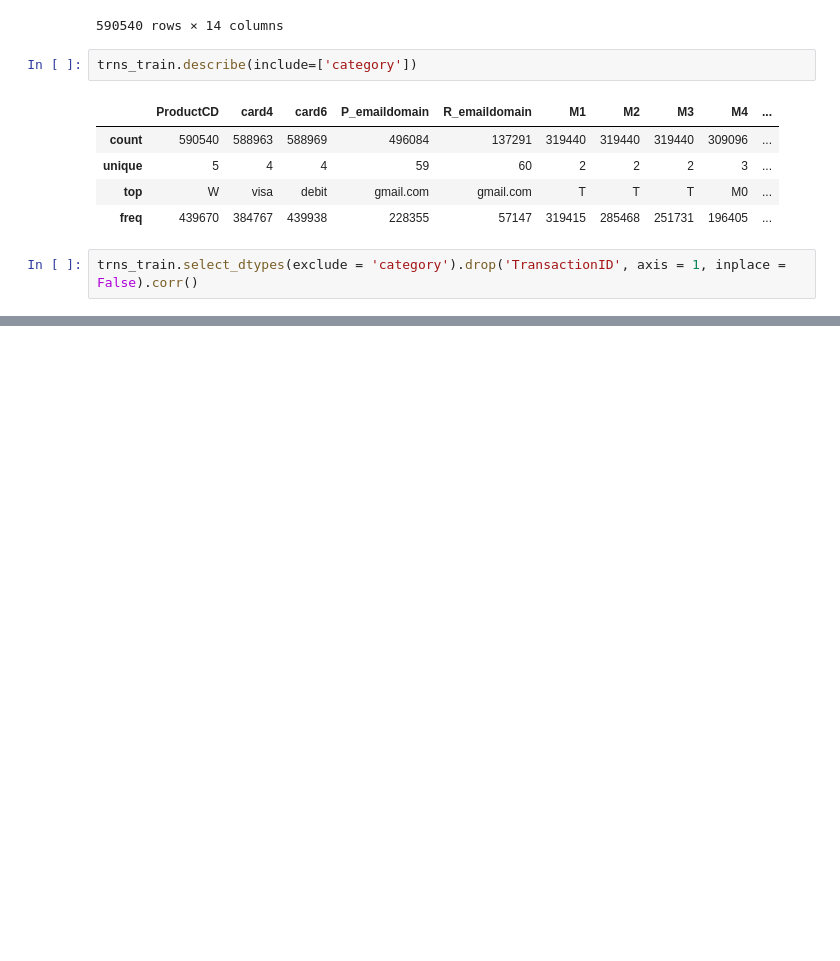
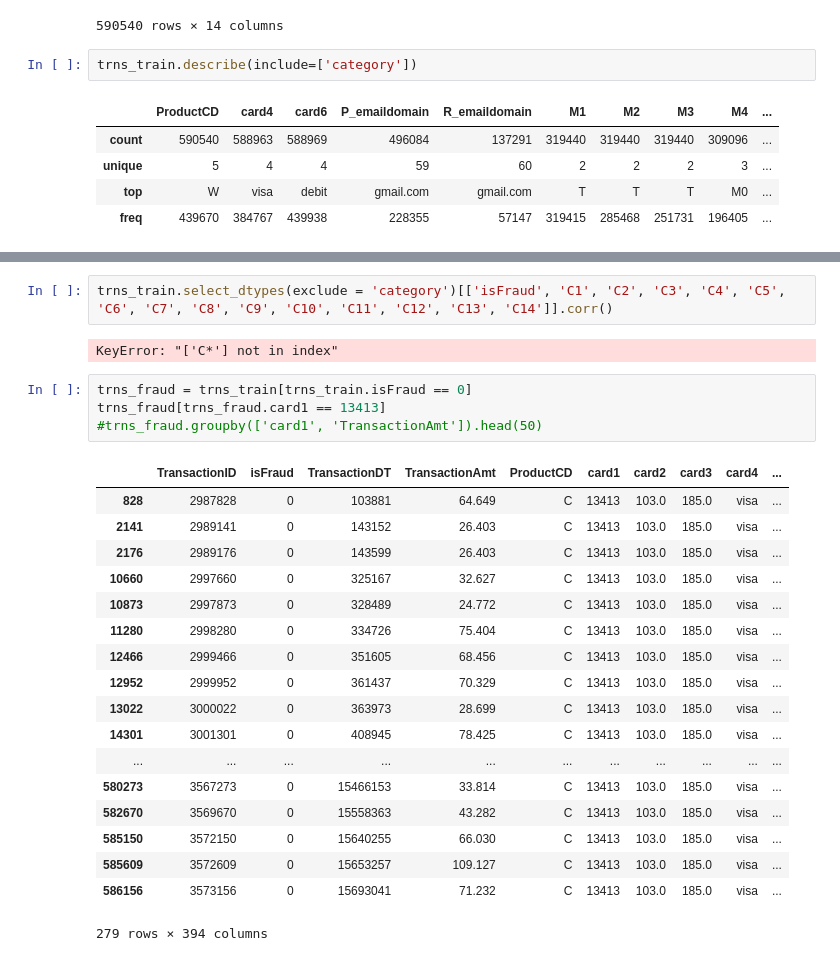
Before and after one commit to hw79chopin/Kaggle_Card_fraud_detection, a Jupyter notebook: Transaction data.ipynb, the cells around one changed output, grey strips where cells are left out. Drawn from its saved outputs; the diff is of its cells as text; blank space fills up the shorter version.

```diff
--- a/Transaction data.ipynb
+++ b/Transaction data.ipynb
@@ -97,5 +97,3 @@ trns_train.describe(include=['category'])
 | unique | 5 | 4 | 4 | 59 | 60 | 2 | 2 | 2 | 3 | ... |
 | top | W | visa | debit | gmail.com | gmail.com | T | T | T | M0 | ... |
 | freq | 439670 | 384767 | 439938 | 228355 | 57147 | 319415 | 285468 | 251731 | 196405 | ... |
-# %%
-trns_train.select_dtypes(exclude = 'category').drop('TransactionID', axis = 1, inplace = False).corr()
@@ -120,0 +100,27 @@ trns_train.select_dtypes(exclude = 'category').drop('TransactionID', axis = 1, i
+# %%
+trns_train.select_dtypes(exclude = 'category')[['isFraud', 'C1', 'C2', 'C3', 'C4', 'C5', 'C6', 'C7', 'C8', 'C9', 'C10', 'C11', 'C12', 'C13', 'C14']].corr()
+# %% [output]
+KeyError: "['C*'] not in index"
+# %%
+trns_fraud = trns_train[trns_train.isFraud == 0]
+trns_fraud[trns_fraud.card1 == 13413]
+#trns_fraud.groupby(['card1', 'TransactionAmt']).head(50)
+# %% [output]
+|  | TransactionID | isFraud | TransactionDT | TransactionAmt | ProductCD | card1 | card2 | card3 | card4 | ... |
+| 828 | 2987828 | 0 | 103881 | 64.649 | C | 13413 | 103.0 | 185.0 | visa | ... |
+| 2141 | 2989141 | 0 | 143152 | 26.403 | C | 13413 | 103.0 | 185.0 | visa | ... |
+| 2176 | 2989176 | 0 | 143599 | 26.403 | C | 13413 | 103.0 | 185.0 | visa | ... |
+| 10660 | 2997660 | 0 | 325167 | 32.627 | C | 13413 | 103.0 | 185.0 | visa | ... |
+| 10873 | 2997873 | 0 | 328489 | 24.772 | C | 13413 | 103.0 | 185.0 | visa | ... |
+| 11280 | 2998280 | 0 | 334726 | 75.404 | C | 13413 | 103.0 | 185.0 | visa | ... |
+| 12466 | 2999466 | 0 | 351605 | 68.456 | C | 13413 | 103.0 | 185.0 | visa | ... |
+| 12952 | 2999952 | 0 | 361437 | 70.329 | C | 13413 | 103.0 | 185.0 | visa | ... |
+| 13022 | 3000022 | 0 | 363973 | 28.699 | C | 13413 | 103.0 | 185.0 | visa | ... |
+| 14301 | 3001301 | 0 | 408945 | 78.425 | C | 13413 | 103.0 | 185.0 | visa | ... |
+| ... | ... | ... | ... | ... | ... | ... | ... | ... | ... | ... |
+| 580273 | 3567273 | 0 | 15466153 | 33.814 | C | 13413 | 103.0 | 185.0 | visa | ... |
+| 582670 | 3569670 | 0 | 15558363 | 43.282 | C | 13413 | 103.0 | 185.0 | visa | ... |
+| 585150 | 3572150 | 0 | 15640255 | 66.030 | C | 13413 | 103.0 | 185.0 | visa | ... |
+| 585609 | 3572609 | 0 | 15653257 | 109.127 | C | 13413 | 103.0 | 185.0 | visa | ... |
+| 586156 | 3573156 | 0 | 15693041 | 71.232 | C | 13413 | 103.0 | 185.0 | visa | ... |
+279 rows × 394 columns
```
Also changed, not shown: parts of 1 cell of this notebook, 1 other file.
